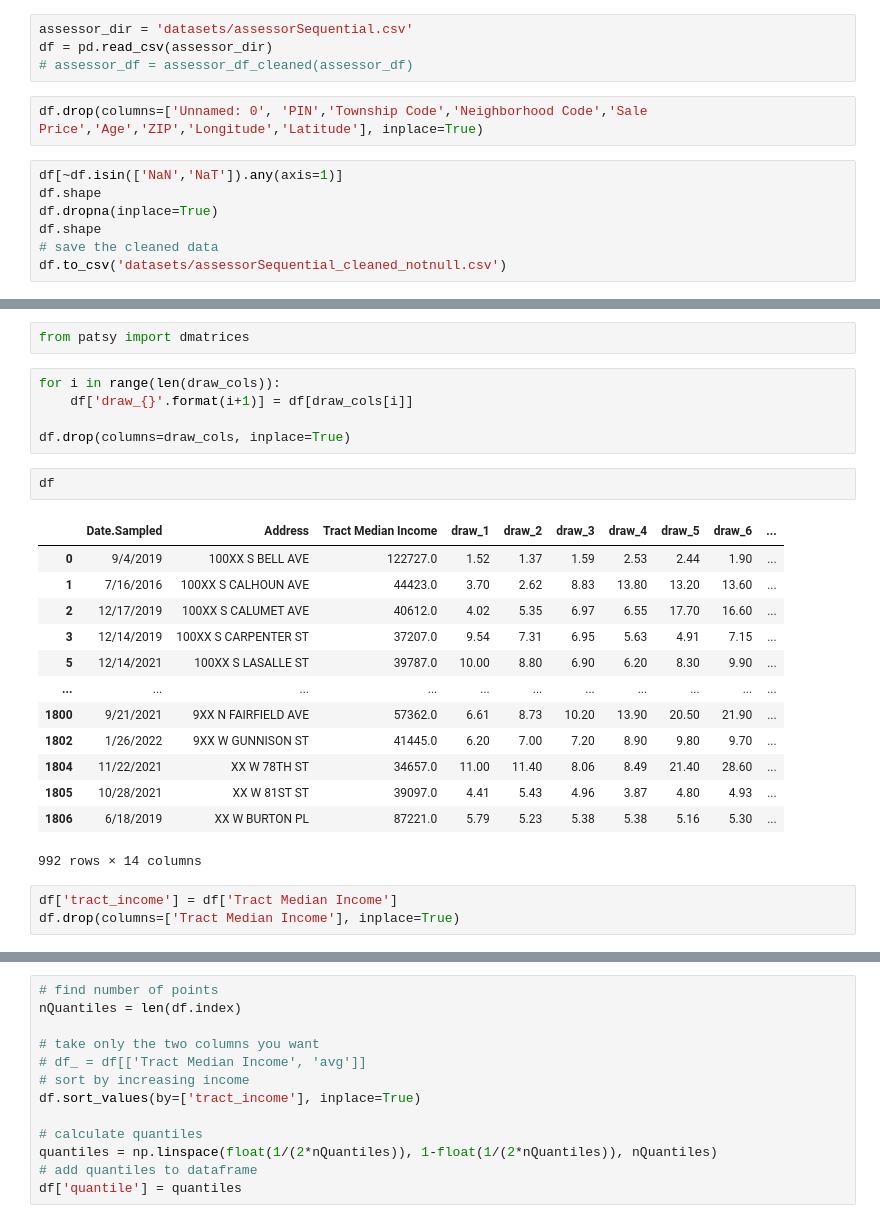
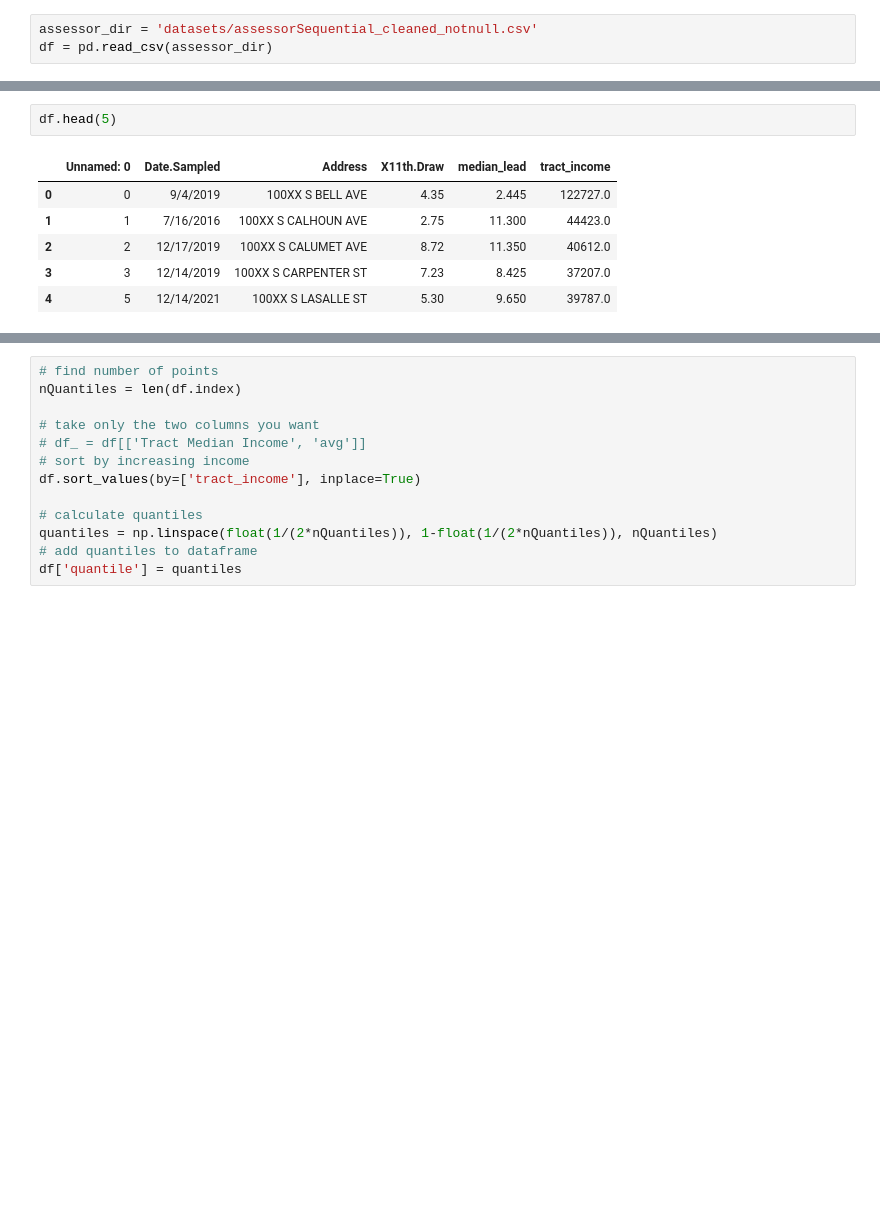
Before and after one commit to jacobhthomas/LeadWater, a Jupyter notebook: qr_income.ipynb, the cells around one changed output, grey strips where cells are left out. Drawn from its saved outputs; the diff is of its cells as text; blank space fills up the shorter version.

```diff
--- a/qr_income.ipynb
+++ b/qr_income.ipynb
@@ -8,13 +11,3 @@ import matplotlib.cm as cm
 # %%
-assessor_dir = 'datasets/assessorSequential.csv'
+assessor_dir = 'datasets/assessorSequential_cleaned_notnull.csv'
 df = pd.read_csv(assessor_dir)
-# assessor_df = assessor_df_cleaned(assessor_df)
-# %%
-df.drop(columns=['Unnamed: 0', 'PIN','Township Code','Neighborhood Code','Sale Price','Age','ZIP','Longitude','Latitude'], inplace=True)
-# %%
-df[~df.isin(['NaN','NaT']).any(axis=1)]
-df.shape
-df.dropna(inplace=True)
-df.shape
-# save the cleaned data
-df.to_csv('datasets/assessorSequential_cleaned_notnull.csv')
@@ -77,26 +14,9 @@ plt.show()
-# %%
-from patsy import dmatrices
-# %%
-for i in range(len(draw_cols)):
-    df['draw_{}'.format(i+1)] = df[draw_cols[i]]
-
-df.drop(columns=draw_cols, inplace=True)
 # %%
-df
+df.head(5)
 # %% [output]
-|  | Date.Sampled | Address | Tract Median Income | draw_1 | draw_2 | draw_3 | draw_4 | draw_5 | draw_6 | ... |
-| 0 | 9/4/2019 | 100XX S BELL AVE | 122727.0 | 1.52 | 1.37 | 1.59 | 2.53 | 2.44 | 1.90 | ... |
-| 1 | 7/16/2016 | 100XX S CALHOUN AVE | 44423.0 | 3.70 | 2.62 | 8.83 | 13.80 | 13.20 | 13.60 | ... |
-| 2 | 12/17/2019 | 100XX S CALUMET AVE | 40612.0 | 4.02 | 5.35 | 6.97 | 6.55 | 17.70 | 16.60 | ... |
-| 3 | 12/14/2019 | 100XX S CARPENTER ST | 37207.0 | 9.54 | 7.31 | 6.95 | 5.63 | 4.91 | 7.15 | ... |
-| 5 | 12/14/2021 | 100XX S LASALLE ST | 39787.0 | 10.00 | 8.80 | 6.90 | 6.20 | 8.30 | 9.90 | ... |
-| ... | ... | ... | ... | ... | ... | ... | ... | ... | ... | ... |
-| 1800 | 9/21/2021 | 9XX N FAIRFIELD AVE | 57362.0 | 6.61 | 8.73 | 10.20 | 13.90 | 20.50 | 21.90 | ... |
-| 1802 | 1/26/2022 | 9XX W GUNNISON ST | 41445.0 | 6.20 | 7.00 | 7.20 | 8.90 | 9.80 | 9.70 | ... |
-| 1804 | 11/22/2021 | XX W 78TH ST | 34657.0 | 11.00 | 11.40 | 8.06 | 8.49 | 21.40 | 28.60 | ... |
-| 1805 | 10/28/2021 | XX W 81ST ST | 39097.0 | 4.41 | 5.43 | 4.96 | 3.87 | 4.80 | 4.93 | ... |
-| 1806 | 6/18/2019 | XX W BURTON PL | 87221.0 | 5.79 | 5.23 | 5.38 | 5.38 | 5.16 | 5.30 | ... |
+|  | Unnamed: 0 | Date.Sampled | Address | X11th.Draw | median_lead | tract_income |
+| 0 | 0 | 9/4/2019 | 100XX S BELL AVE | 4.35 | 2.445 | 122727.0 |
+| 1 | 1 | 7/16/2016 | 100XX S CALHOUN AVE | 2.75 | 11.300 | 44423.0 |
+| 2 | 2 | 12/17/2019 | 100XX S CALUMET AVE | 8.72 | 11.350 | 40612.0 |
+| 3 | 3 | 12/14/2019 | 100XX S CARPENTER ST | 7.23 | 8.425 | 37207.0 |
+| 4 | 5 | 12/14/2021 | 100XX S LASALLE ST | 5.30 | 9.650 | 39787.0 |
-992 rows × 14 columns
-# %%
-df['tract_income'] = df['Tract Median Income']
-df.drop(columns=['Tract Median Income'], inplace=True)
```
Also changed, not shown: parts of 37 cells of this notebook, 2 other files.
